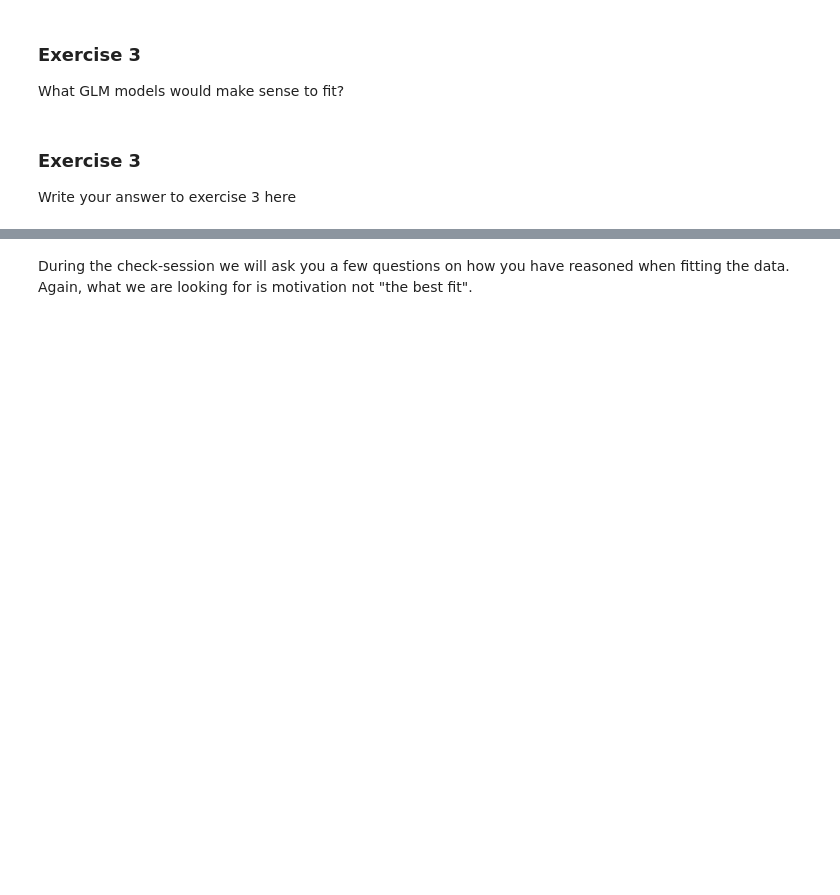
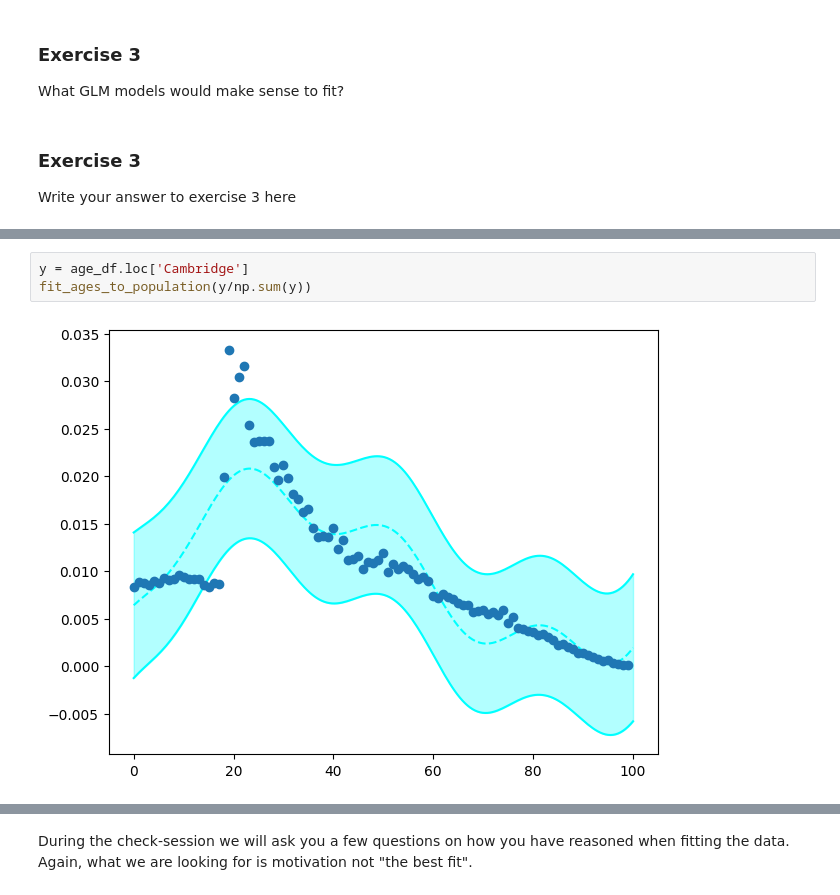
Before and after one commit to Navaneeth2906/nm803_ads_2024, a Jupyter notebook: Practical_3.ipynb, the cells around one changed output, grey strips where cells are left out. Saved outputs shown, nothing was run; the diff lists cells and outputs as text; blank space fills up the shorter version.

```diff
--- a/Practical_3.ipynb
+++ b/Practical_3.ipynb
@@ -695,0 +760,5 @@ plt.show()
+# %%
+y = age_df.loc['Cambridge']
+fit_ages_to_population(y/np.sum(y))
+# %% [output]
+[figure, added]
```
Also changed, not shown: parts of 16 cells of this notebook.
